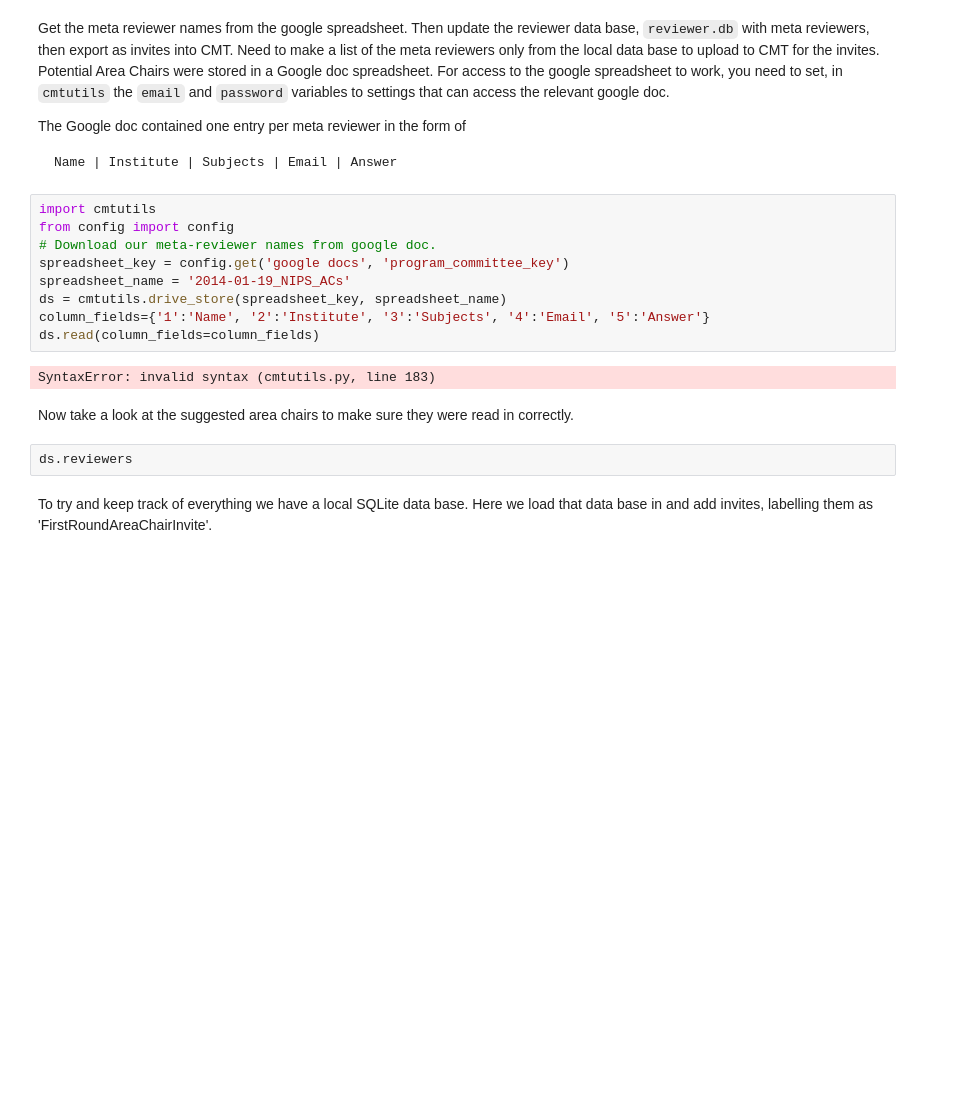
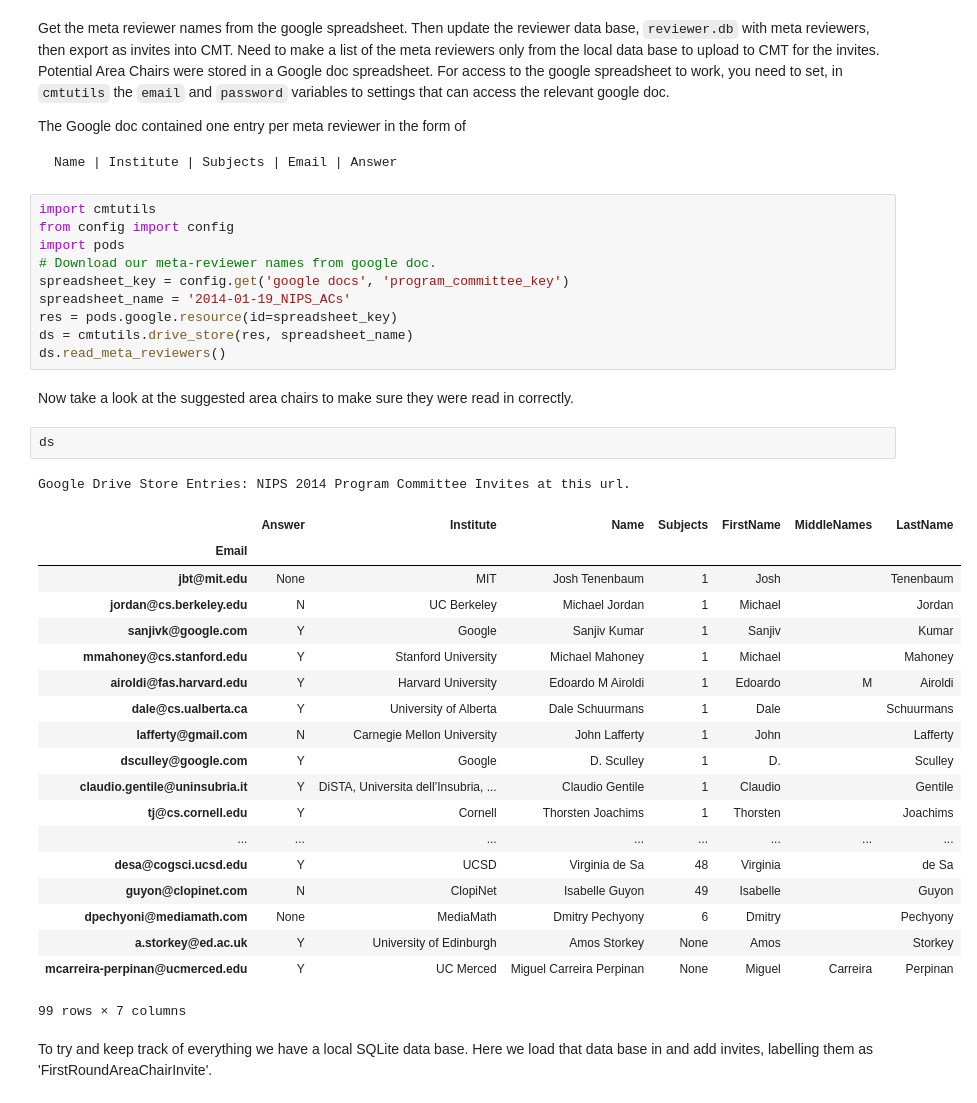
Before and after one commit to sods/neurips2014, a Jupyter notebook: Import Meta Reviewer Suggestions.ipynb, the cells around one changed output. Cells and saved outputs as stored; diff of their text form; blank space fills up the shorter version.

Commit message:
Fixe for 'Import Meta Reviewer Suggestions' working with conference branch of pods.

```diff
--- a/Import Meta Reviewer Suggestions.ipynb
+++ b/Import Meta Reviewer Suggestions.ipynb
@@ -13,18 +13,38 @@ Name | Institute | Subjects | Email | Answer
 # %%
 import cmtutils
 from config import config
+import pods
 # Download our meta-reviewer names from google doc.
 spreadsheet_key = config.get('google docs', 'program_committee_key')
 spreadsheet_name = '2014-01-19_NIPS_ACs'
-ds = cmtutils.drive_store(spreadsheet_key, spreadsheet_name)
-column_fields={'1':'Name', '2':'Institute', '3':'Subjects', '4':'Email', '5':'Answer'}
-ds.read(column_fields=column_fields)
+res = pods.google.resource(id=spreadsheet_key)
+ds = cmtutils.drive_store(res, spreadsheet_name)
+ds.read_meta_reviewers()
-# %% [output]
-SyntaxError: invalid syntax (cmtutils.py, line 183)
 # %% [markdown]
 Now take a look at the suggested area chairs to make sure they were read in correctly.
 # %%
-ds.reviewers
+ds
+# %% [output]
+Google Drive Store Entries: NIPS 2014 Program Committee Invites at this url.
+|  | Answer | Institute | Name | Subjects | FirstName | MiddleNames | LastName |
+| Email |  |  |  |  |  |  |  |
+| jbt@mit.edu | None | MIT | Josh Tenenbaum | 1 | Josh |  | Tenenbaum |
+| jordan@cs.berkeley.edu | N | UC Berkeley | Michael Jordan | 1 | Michael |  | Jordan |
+| sanjivk@google.com | Y | Google | Sanjiv Kumar | 1 | Sanjiv |  | Kumar |
+| mmahoney@cs.stanford.edu | Y | Stanford University | Michael Mahoney | 1 | Michael |  | Mahoney |
+| airoldi@fas.harvard.edu | Y | Harvard University | Edoardo M Airoldi | 1 | Edoardo | M | Airoldi |
+| dale@cs.ualberta.ca | Y | University of Alberta | Dale Schuurmans | 1 | Dale |  | Schuurmans |
+| lafferty@gmail.com | N | Carnegie Mellon University | John Lafferty | 1 | John |  | Lafferty |
+| dsculley@google.com | Y | Google | D. Sculley | 1 | D. |  | Sculley |
+| claudio.gentile@uninsubria.it | Y | DiSTA, Universita dell’Insubria, ... | Claudio Gentile | 1 | Claudio |  | Gentile |
+| tj@cs.cornell.edu | Y | Cornell | Thorsten Joachims | 1 | Thorsten |  | Joachims |
+| ... | ... | ... | ... | ... | ... | ... | ... |
+| desa@cogsci.ucsd.edu | Y | UCSD | Virginia de Sa | 48 | Virginia |  | de Sa |
+| guyon@clopinet.com | N | ClopiNet | Isabelle Guyon | 49 | Isabelle |  | Guyon |
+| dpechyoni@mediamath.com | None | MediaMath | Dmitry Pechyony | 6 | Dmitry |  | Pechyony |
+| a.storkey@ed.ac.uk | Y | University of Edinburgh | Amos Storkey | None | Amos |  | Storkey |
+| mcarreira-perpinan@ucmerced.edu | Y | UC Merced | Miguel Carreira Perpinan | None | Miguel | Carreira | Perpinan |
+99 rows × 7 columns
 # %% [markdown]
 To try and keep track of everything we have a local SQLite data base. Here we load that data base in and add invites, labelling them as 'FirstRoundAreaChairInvite'.
 # %%
```
Also changed, not shown: parts of 8 cells of this notebook, 1 other file.
